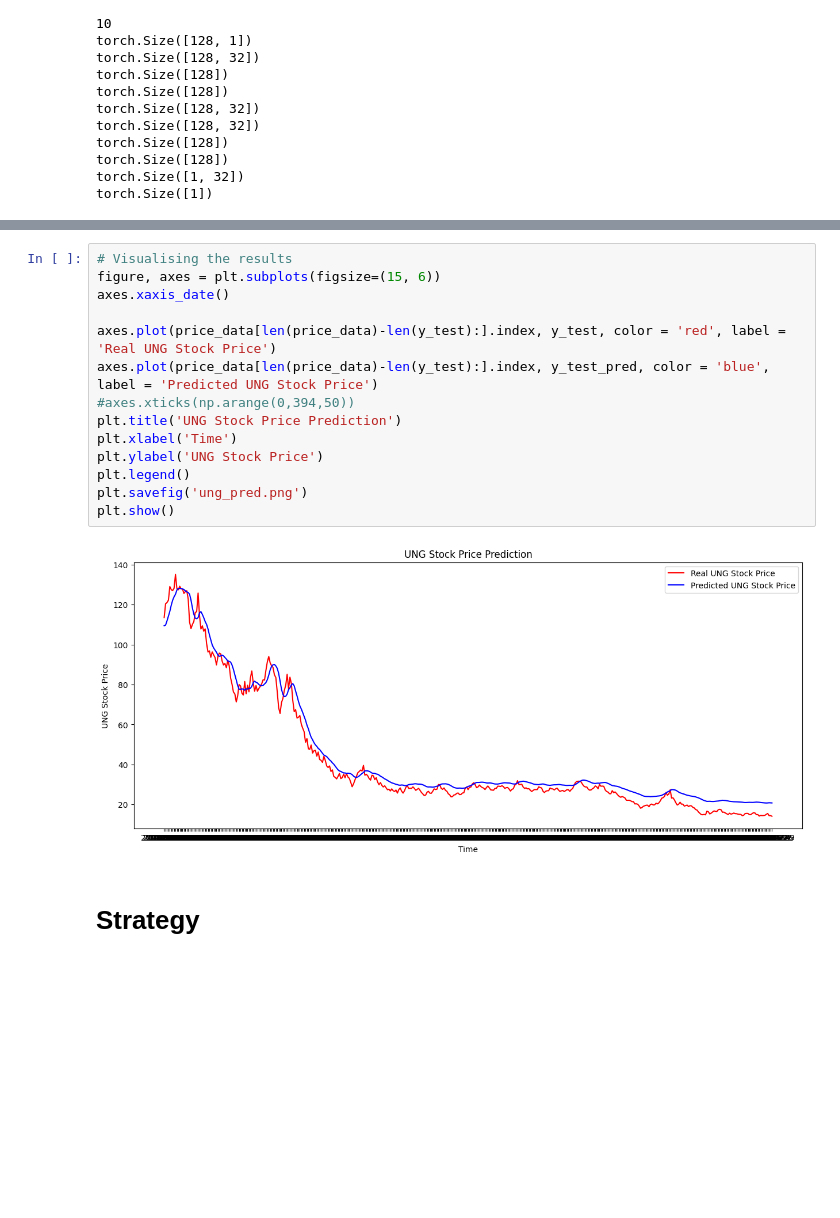
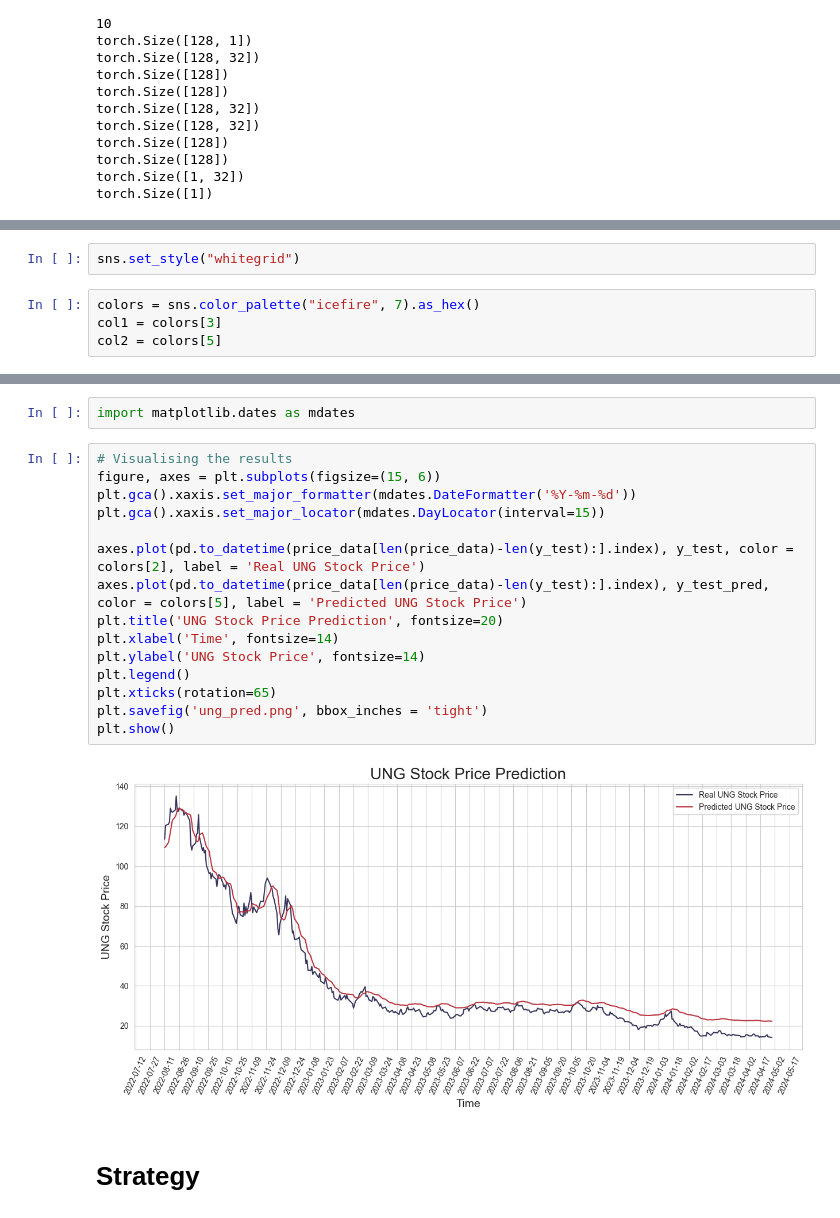
Before and after one commit to riabova/cse578, a Jupyter notebook: code/lstm_pytorch.ipynb, the cells around one changed output, grey strips where cells are left out. Drawn from its saved outputs; the diff is of its cells as text; blank space fills up the shorter version.

```diff
--- a/code/lstm_pytorch.ipynb
+++ b/code/lstm_pytorch.ipynb
@@ -190 +176,7 @@ Epoch  90 MSE:  0.001708858646452427
+# %%
+sns.set_style("whitegrid")
+# %%
+colors = sns.color_palette("icefire", 7).as_hex()
+col1 = colors[3]
+col2 = colors[5]
 # %%
@@ -214,19 +208,22 @@ Test Score: 4.85 RMSE
+# %%
+import matplotlib.dates as mdates
 # %%
 # Visualising the results
 figure, axes = plt.subplots(figsize=(15, 6))
-axes.xaxis_date()
+plt.gca().xaxis.set_major_formatter(mdates.DateFormatter('%Y-%m-%d'))
+plt.gca().xaxis.set_major_locator(mdates.DayLocator(interval=15))
 
-axes.plot(price_data[len(price_data)-len(y_test):].index, y_test, color = 'red', label = 'Real UNG Stock Price')
-axes.plot(price_data[len(price_data)-len(y_test):].index, y_test_pred, color = 'blue', label = 'Predicted UNG Stock Price')
-#axes.xticks(np.arange(0,394,50))
-plt.title('UNG Stock Price Prediction')
-plt.xlabel('Time')
-plt.ylabel('UNG Stock Price')
+axes.plot(pd.to_datetime(price_data[len(price_data)-len(y_test):].index), y_test, color = colors[2], label = 'Real UNG Stock Price')
+axes.plot(pd.to_datetime(price_data[len(price_data)-len(y_test):].index), y_test_pred, color = colors[5], label = 'Predicted UNG Stock Price')
+plt.title('UNG Stock Price Prediction', fontsize=20)
+plt.xlabel('Time', fontsize=14)
+plt.ylabel('UNG Stock Price', fontsize=14)
 plt.legend()
-plt.savefig('ung_pred.png')
+plt.xticks(rotation=65)
+plt.savefig('ung_pred.png', bbox_inches = 'tight')
 plt.show()
 # %% [output]
-[figure, old version]
+[figure, new version]
 # %% [markdown]
 # Strategy
 # %% [markdown]
```
Also changed, not shown: parts of 33 cells of this notebook, 4 other files.
